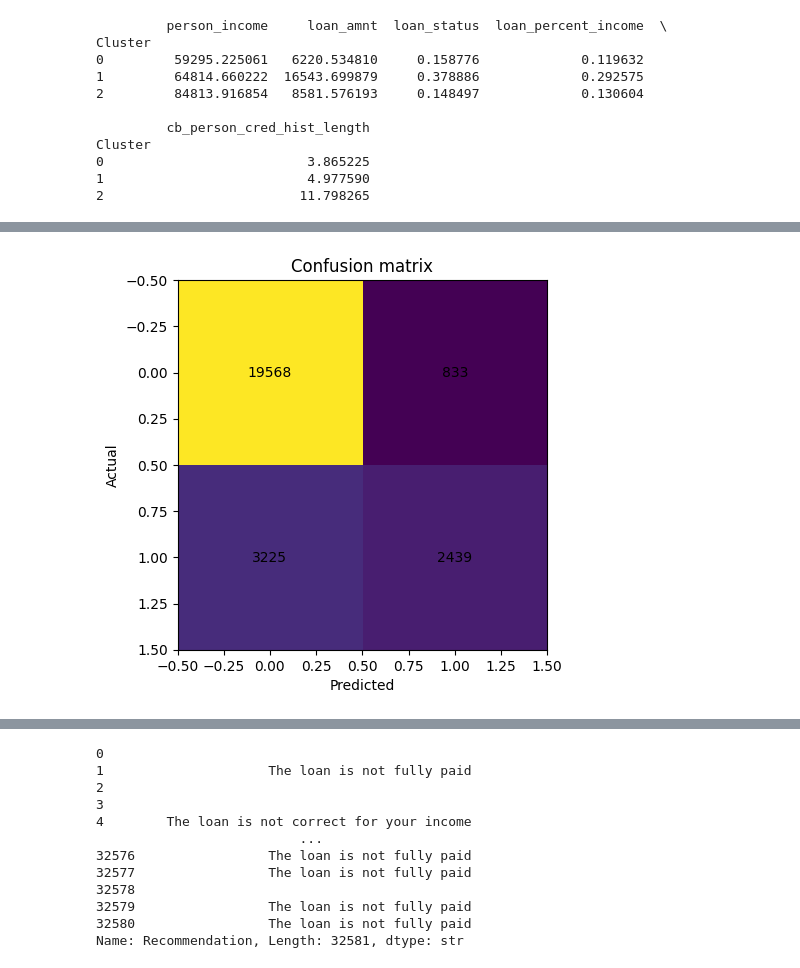
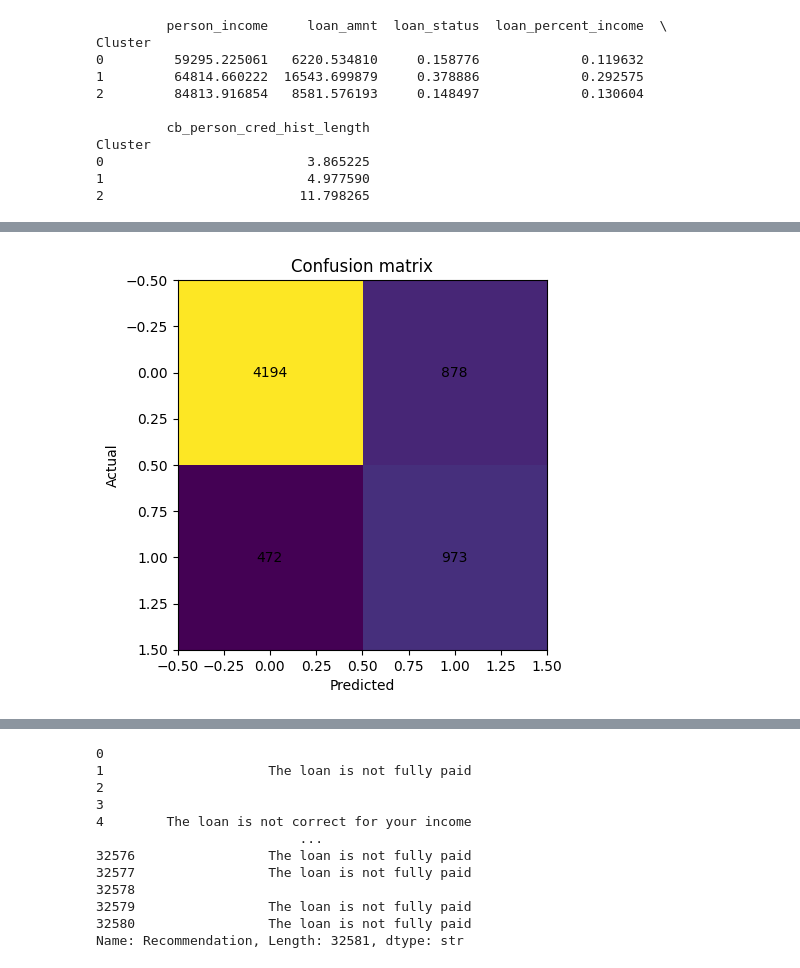
Before and after one commit to SuyashMathur-bit/RiskLens-AI, a Jupyter notebook: RiskLens AI.ipynb, the cells around one changed output, grey strips where cells are left out. Saved outputs shown, nothing was run; the diff lists cells and outputs as text; code cells hidden in the pictures.

Commit message:
Fix xgb_pred cell crashes, run notebook cleanly with real outputs, and align README metrics (AUC=0.835, t=59.1, recall=84.2%)

```diff
--- a/RiskLens AI.ipynb
+++ b/RiskLens AI.ipynb
@@ -200,17 +235,17 @@ print(classification_report(y_test, y_pred_default))
 # %%
 from sklearn.metrics import confusion_matrix
 import matplotlib.pyplot as plt
 cm=confusion_matrix(
      y_test,
-     xgb_pred
+     y_pred_default
  )
 plt.imshow(cm);
 plt.xlabel("Predicted")
 plt.ylabel("Actual")
 plt.title("Confusion matrix")
 
 for i in range(len(cm)):
     for j in range(len(cm[0])):
         plt.text(j,i,cm[i,j],ha='center',va='center')
 # %% [output]
-[figure, old version]
+[figure, new version]
```
Also changed, not shown: parts of 21 cells of this notebook, 1 other file.
